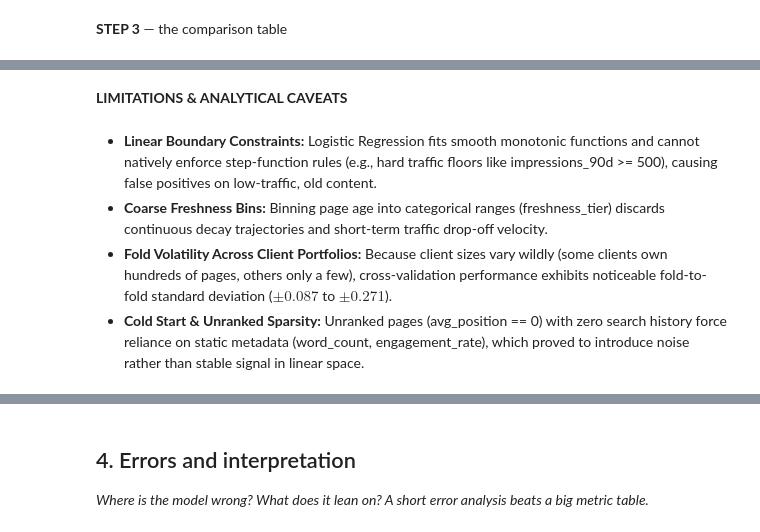
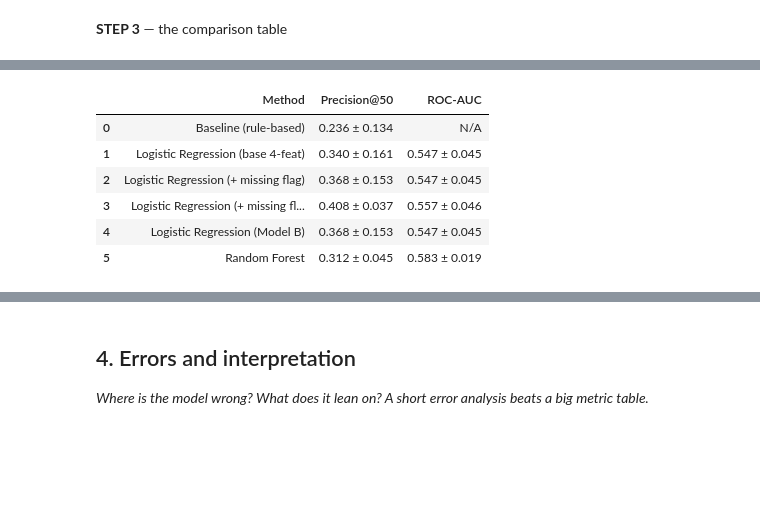
Before and after one commit to KinzaAsif2456/discoverey, a Jupyter notebook: work/notebooks/w05_model.ipynb, the cells around one changed output, grey strips where cells are left out. Cells and saved outputs as stored; diff of their text form; code cells hidden in the pictures; blank space fills up the shorter version.

```diff
--- a/work/notebooks/w05_model.ipynb
+++ b/work/notebooks/w05_model.ipynb
@@ -690,7 +688,66 @@ Evaluating Model B under identical class-weighting and tie-breaking conditions c
-# %% [markdown]
-**LIMITATIONS & ANALYTICAL CAVEATS**
-# %% [markdown]
-- **Linear Boundary Constraints:** Logistic Regression fits smooth monotonic functions and cannot natively enforce step-function rules (e.g., hard traffic floors like impressions_90d >= 500), causing false positives on low-traffic, old content.
-- **Coarse Freshness Bins:** Binning page age into categorical ranges (freshness_tier) discards continuous decay trajectories and short-term traffic drop-off velocity.
-- **Fold Volatility Across Client Portfolios:** Because client sizes vary wildly (some clients own hundreds of pages, others only a few), cross-validation performance exhibits noticeable fold-to-fold standard deviation ($\pm 0.087$ to $\pm 0.271$).
-- **Cold Start & Unranked Sparsity:** Unranked pages (avg_position == 0) with zero search history force reliance on static metadata (word_count, engagement_rate), which proved to introduce noise rather than stable signal in linear space.
+# %%
+
+# ============================================================
+# Build the final model comparison table
+# ============================================================
+
+model_comparison = pd.DataFrame({
+    "Method": [
+        "Baseline (rule-based)",
+        "Logistic Regression (base 4-feat)",
+        "Logistic Regression (+ missing flag)",
+        "Logistic Regression (+ missing flag + log1p impressions)",
+        "Logistic Regression (Model B)",
+        "Random Forest"
+    ],
+
+    "Precision@50": [
+        f"{np.mean(baseline_precision_scores):.3f} ± "
+        f"{np.std(baseline_precision_scores):.3f}",
+
+        f"{np.mean(base_lr_precision_scores):.3f} ± "
+        f"{np.std(base_lr_precision_scores):.3f}",
+
+        f"{np.mean(missing_lr_precision_scores):.3f} ± "
+        f"{np.std(missing_lr_precision_scores):.3f}",
+
+        f"{np.mean(log1p_lr_precision_scores):.3f} ± "
+        f"{np.std(log1p_lr_precision_scores):.3f}",
+
+        f"{np.mean(model_b_precision_scores):.3f} ± "
+        f"{np.std(model_b_precision_scores):.3f}",
+
+        f"{np.mean(random_forest_precision_scores):.3f} ± "
+        f"{np.std(random_forest_precision_scores):.3f}"
+    ],
+
+    "ROC-AUC": [
+        "N/A",
+
+        f"{np.mean(base_lr_auc_scores):.3f} ± "
+        f"{np.std(base_lr_auc_scores):.3f}",
+
+        f"{np.mean(missing_lr_auc_scores):.3f} ± "
+        f"{np.std(missing_lr_auc_scores):.3f}",
+
+        f"{np.mean(log1p_lr_auc_scores):.3f} ± "
+        f"{np.std(log1p_lr_auc_scores):.3f}",
+
+        f"{np.mean(model_b_auc_scores):.3f} ± "
+        f"{np.std(model_b_auc_scores):.3f}",
+
+        f"{np.mean(random_forest_auc_scores):.3f} ± "
+        f"{np.std(random_forest_auc_scores):.3f}"
+    ]
+})
+
+
+display(model_comparison)
+# %% [output]
+|  | Method | Precision@50 | ROC-AUC |
+| 0 | Baseline (rule-based) | 0.236 ± 0.134 | N/A |
+| 1 | Logistic Regression (base 4-feat) | 0.340 ± 0.161 | 0.547 ± 0.045 |
+| 2 | Logistic Regression (+ missing flag) | 0.368 ± 0.153 | 0.547 ± 0.045 |
+| 3 | Logistic Regression (+ missing fl... | 0.408 ± 0.037 | 0.557 ± 0.046 |
+| 4 | Logistic Regression (Model B) | 0.368 ± 0.153 | 0.547 ± 0.045 |
+| 5 | Random Forest | 0.312 ± 0.045 | 0.583 ± 0.019 |
```
Also changed, not shown: parts of 46 cells of this notebook.
